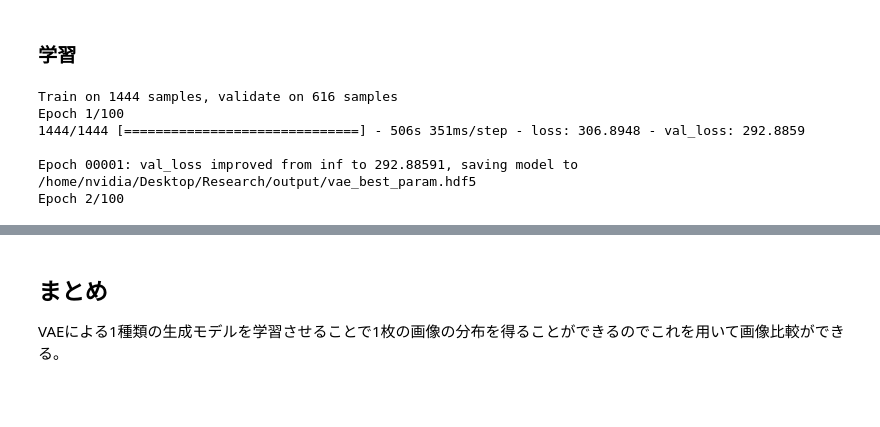
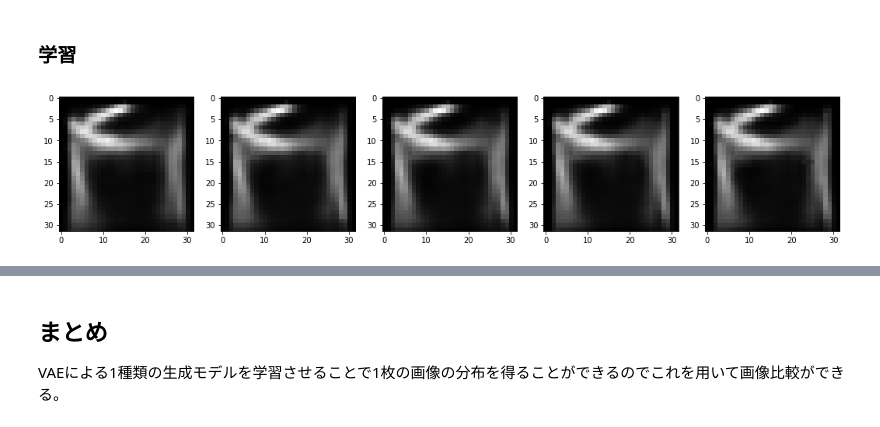
Before and after one commit to Intel0tw5727/unsupervised_abnormaly_detection, a Jupyter notebook: notebooks_vae_detector/1_動画を入力としたVAEを使った異常検知.ipynb, the cells around one changed output, grey strips where cells are left out. Saved outputs shown, nothing was run; the diff lists cells and outputs as text; code cells hidden in the pictures; blank space fills up the shorter version.

```diff
--- a/notebooks_vae_detector/1_動画を入力としたVAEを使った異常検知.ipynb
+++ b/notebooks_vae_detector/1_動画を入力としたVAEを使った異常検知.ipynb
@@ -107,6 +108,6 @@ with tqdm(total=len(data_path)) as pbar:
 # %%
 stride = 5
-time = 4
+time = 5
 
 vids = []
 for idx in tqdm(range((len(imgs) // 5) - 1)):
@@ -117,7 +118,7 @@ del data_path
 # %% [output]
 [interactive output not drawn]
 # %%
-batch_size = 16
+batch_size = 4
 # %%
 vids[-1].shape
 # %% [output]
@@ -129,6 +130,6 @@ np.array(vids).shape
 # %%
 #(X_train, y_train), (X_test, y_test) = mnist.load_data()
-(X_train, X_test, y_train, y_test) = train_test_split(np.array(vids), np.array([0 for _ in range(len(vids))]), test_size=0.3, random_state=98)
+(X_train, X_test, y_train, y_test) = train_test_split(np.array(vids), np.array([0 for _ in range(len(vids))]), test_size=0.2, random_state=98)
 # %%
 # X_train = X_train[np.where(y_train == 0)[0]]
 # y_train = [0 for _ in range(len(np.where(y_train == 0)[0]))]
@@ -439,12 +421,5 @@ history = vae.fit(X_train,
         epochs=n_epochs,
         batch_size=batch_size,
         validation_data=(X_test, None),
-        verbose=1,
+        verbose=0,
         callbacks=cbks)
-# %% [output]
-Train on 1444 samples, validate on 616 samples
-Epoch 1/100
-1444/1444 [==============================] - 506s 351ms/step - loss: 306.8948 - val_loss: 292.8859
-
-Epoch 00001: val_loss improved from inf to 292.88591, saving model to /home/nvidia/Desktop/Research/output/vae_best_param.hdf5
-Epoch 2/100
@@ -457,10 +428,12 @@ vae.save_weights("../output/vidvae_best_param_{}.hdf5".format(str_now))
 # %%
-pred = decoder.predict(np.array([[0.5, 0.5]]))[0].reshape(10,32,32)
+pred = decoder.predict(np.array([[0.9, 0.9]]))[0].reshape(5,32,32)
 # %%
-fig, ax = plt.subplots(ncols=10, figsize=(18,10))
-for i in range(10):
+fig, ax = plt.subplots(ncols=5, figsize=(18,10))
+for i in range(5):
     ax[i].imshow(pred[i], cmap="gray")
 plt.show()
+# %% [output]
+[figure, added]
 # %%
 # display a 2D manifold of the digits
 # 0 に対して分布を見てみる
```
Also changed, not shown: parts of 25 cells of this notebook, 3 other files.
